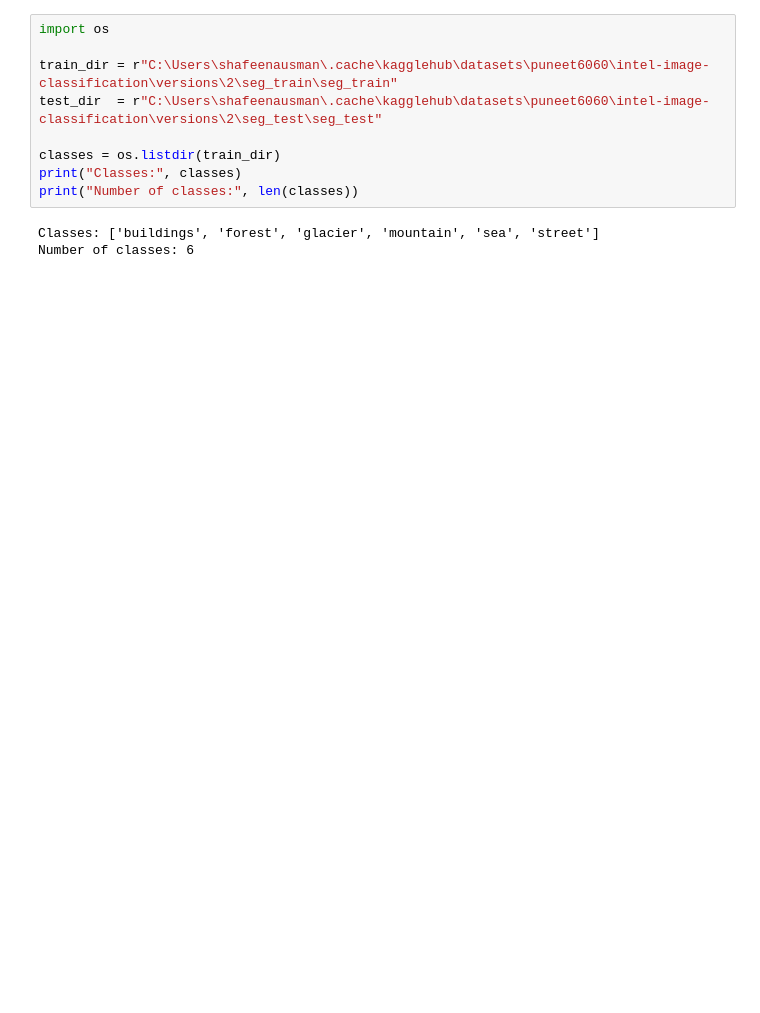
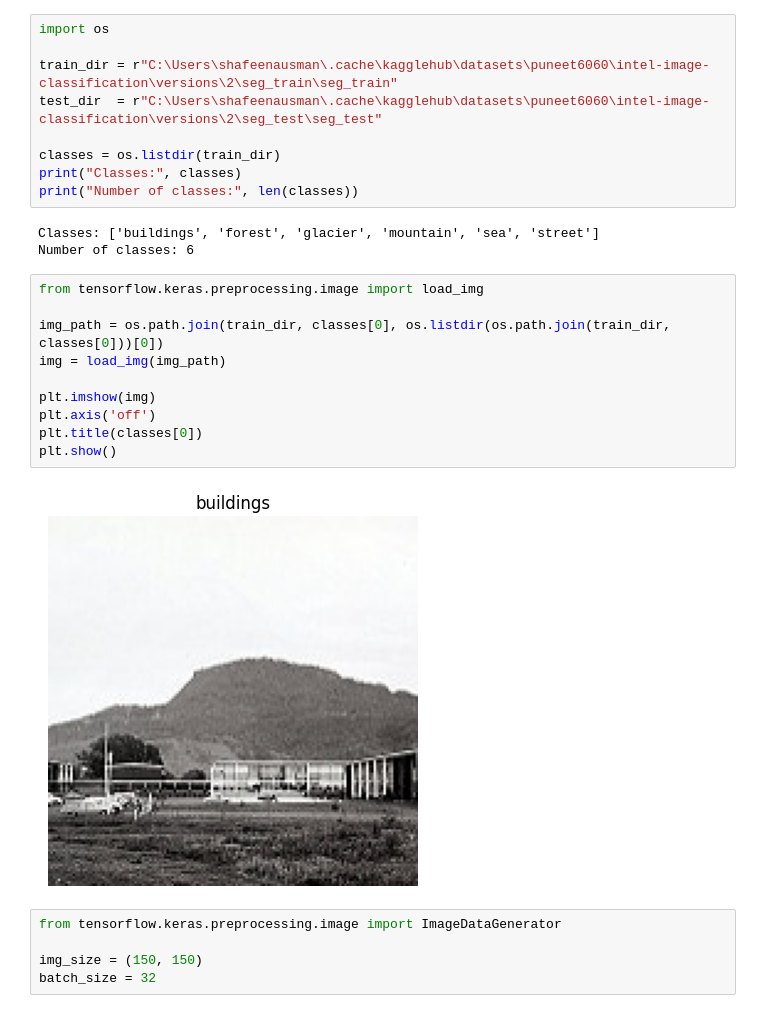
Before and after one commit to ukunnath/entri, a Jupyter notebook: Assignment-CNN/cnn.ipynb, the cells around one changed output. Saved outputs shown, nothing was run; the diff lists cells and outputs as text; blank space fills up the shorter version.

```diff
--- a/Assignment-CNN/cnn.ipynb
+++ b/Assignment-CNN/cnn.ipynb
@@ -25,3 +23,20 @@ print("Number of classes:", len(classes))
 # %% [output]
 Classes: ['buildings', 'forest', 'glacier', 'mountain', 'sea', 'street']
 Number of classes: 6
+# %%
+from tensorflow.keras.preprocessing.image import load_img
+
+img_path = os.path.join(train_dir, classes[0], os.listdir(os.path.join(train_dir, classes[0]))[0])
+img = load_img(img_path)
+
+plt.imshow(img)
+plt.axis('off')
+plt.title(classes[0])
+plt.show()
+# %% [output]
+[figure, added]
+# %%
+from tensorflow.keras.preprocessing.image import ImageDataGenerator
+
+img_size = (150, 150)
+batch_size = 32
```
Also changed, not shown: parts of 19 cells of this notebook, 2 other files.
